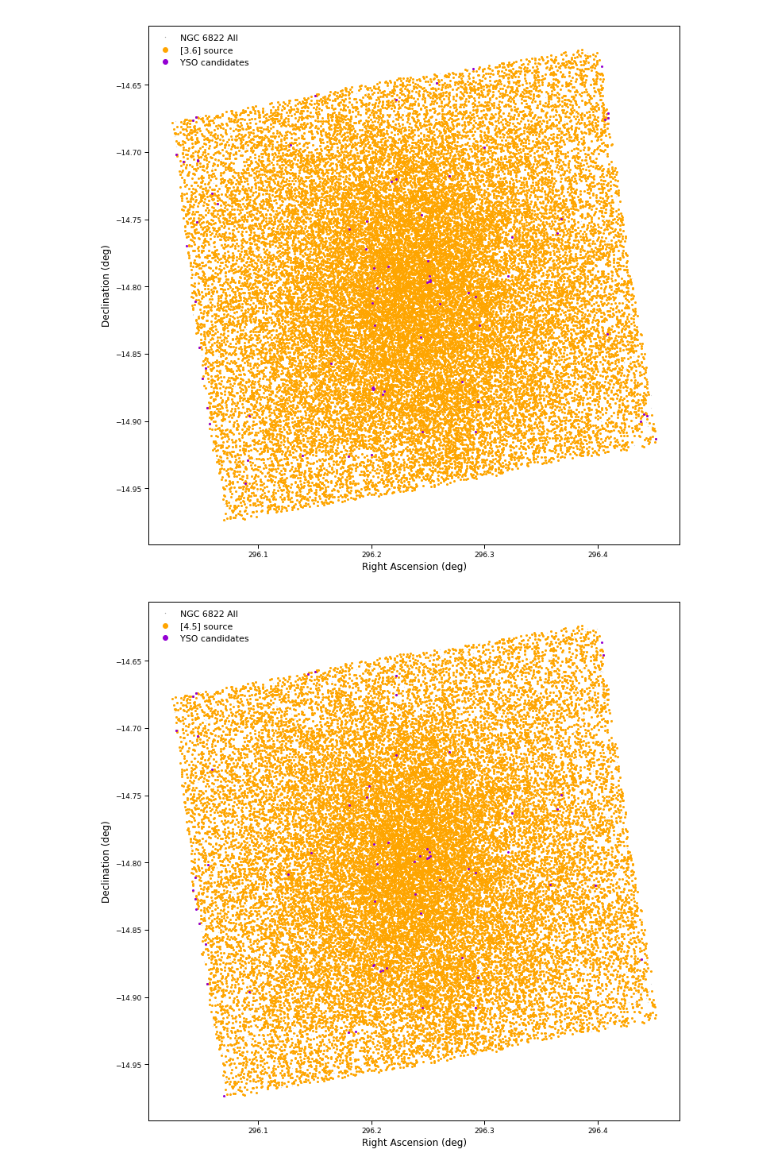
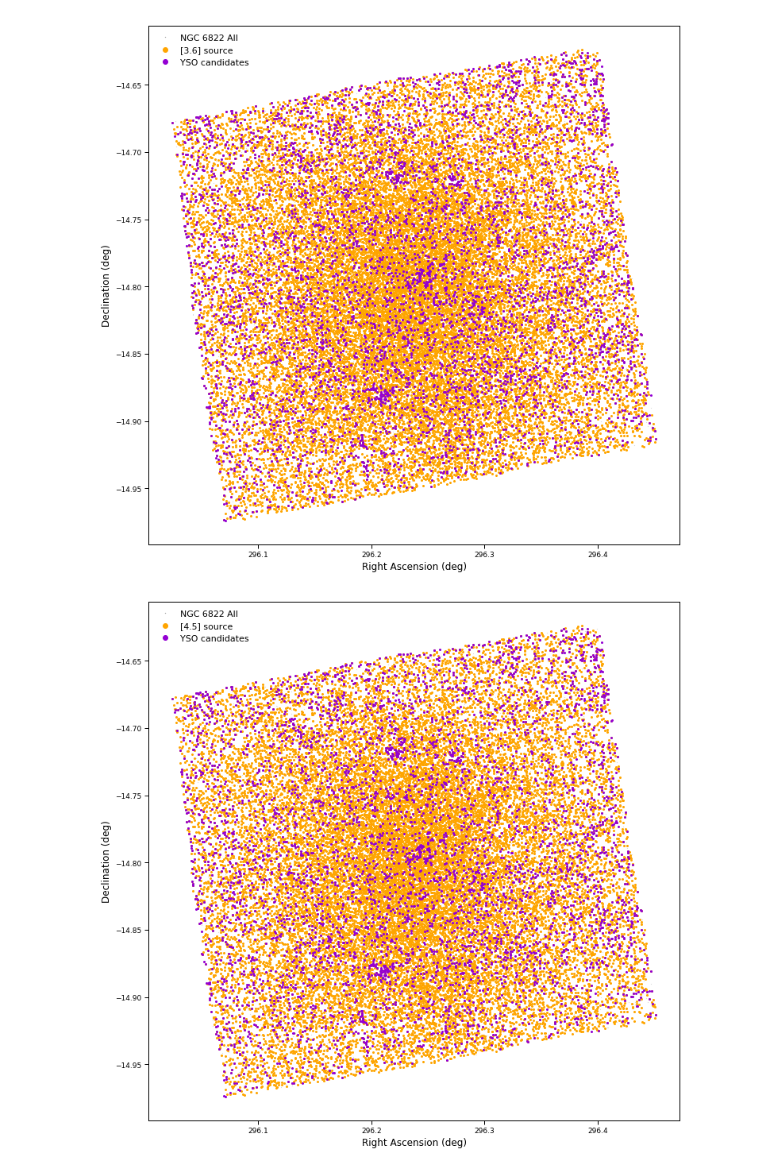
Before and after one commit to MichaelSharp7/YSOs, a Jupyter notebook: NGC6822_eg_trial.ipynb, the cells around one changed output. Drawn from its saved outputs; the diff is of its cells as text; code cells hidden in the pictures.

```diff
--- a/NGC6822_eg_trial.ipynb
+++ b/NGC6822_eg_trial.ipynb
@@ -412,7 +558,7 @@ plt.plot(data['RA'], data['Dec'], '.', color='grey', ms=0.2, label="NGC 6822 All
 plt.plot(data['RA'][CMD36_idx], data['Dec'][CMD36_idx], '.', color='orange', ms=4, label="[3.6] source")
 
 #Over plot sources which make the colour cut criteria
-plt.plot(data['RA'][idx_ysoish_3658], data['Dec'][idx_ysoish_3658], '.', color='darkviolet', ms=4, label="YSO candidates")
+plt.plot(data['RA'][c2_idx], data['Dec'][c2_idx], '.', color='darkviolet', ms=4, label="YSO candidates")
 
 plt.xlabel('Right Ascension (deg)', size=12)
 plt.ylabel('Declination (deg)', size=12)
@@ -451,7 +597,7 @@ plt.plot(data['RA'], data['Dec'], '.', color='grey', ms=0.2, label="NGC 6822 All
 plt.plot(data['RA'][CMD45_idx], data['Dec'][CMD45_idx], '.', color='orange', ms=4, label="[4.5] source")
 
 #Over plot sources which make the colour cut criteria
-plt.plot(data['RA'][idx_ysoish_4558], data['Dec'][idx_ysoish_4558], '.', color='darkviolet', ms=4, label="YSO candidates")
+plt.plot(data['RA'][c3_idx], data['Dec'][c3_idx], '.', color='darkviolet', ms=4, label="YSO candidates")
 
 plt.xlabel('Right Ascension (deg)', size=12)
 plt.ylabel('Declination (deg)', size=12)
@@ -491,7 +637,7 @@ plt.plot(data['RA'], data['Dec'], '.', color='grey', ms=0.2, label="NGC 6822 All
 plt.plot(data['RA'][CMD80_idx], data['Dec'][CMD80_idx], '.', color='orange', ms=4, label="[8.0] source")
 
 #Over plot sources which make the colour cut criteria
-plt.plot(data['RA'][idx_ysoish_4558], data['Dec'][idx_ysoish_4558], '.', color='darkviolet', ms=4, label="YSO candidates")
+plt.plot(data['RA'][c4_idx], data['Dec'][c4_idx], '.', color='darkviolet', ms=4, label="YSO candidates")
 
 plt.xlabel('Right Ascension (deg)', size=12)
 plt.ylabel('Declination (deg)', size=12)
@@ -531,7 +677,7 @@ plt.plot(data['RA'], data['Dec'], '.', color='grey', ms=0.2, label="NGC 6822 All
 plt.plot(data['RA'][CMD45_idx], data['Dec'][CMD45_idx], '.', color='orange', ms=4, label="[4.5] source")
 
 #Over plot sources which make the colour cut criteria
-plt.plot(data['RA'][idx_ysoish_4524], data['Dec'][idx_ysoish_4524], '.', color='darkviolet', ms=4, label="YSO candidates")
+plt.plot(data['RA'][c5_idx], data['Dec'][c5_idx], '.', color='darkviolet', ms=4, label="YSO candidates")
 
 plt.xlabel('Right Ascension (deg)', size=12)
 plt.ylabel('Declination (deg)', size=12)
@@ -571,7 +717,7 @@ plt.plot(data['RA'], data['Dec'], '.', color='grey', ms=0.2, label="NGC 6822 All
 plt.plot(data['RA'][CMD80_idx], data['Dec'][CMD80_idx], '.', color='orange', ms=4, label="[8.0] source")
 
 #Over plot sources which make the colour cut criteria
-plt.plot(data['RA'][idx_ysoish_8024], data['Dec'][idx_ysoish_8024], '.', color='darkviolet', ms=4, label="YSO candidates")
+plt.plot(data['RA'][c6_idx], data['Dec'][c6_idx], '.', color='darkviolet', ms=4, label="YSO candidates")
 
 plt.xlabel('Right Ascension (deg)', size=12)
 plt.ylabel('Declination (deg)', size=12)
@@ -593,33 +739,33 @@ plt.close()
 # plt.rc("text",  usetex=True)         # Allows latex commands
 plt.rc('font', family='sans-serif')
 plt.rc("xtick", labelsize=9)
 plt.rc("ytick", labelsize=9)
 plt.rc("axes", labelsize=9)
 plt.rc("legend", fontsize=11)
 # plt.rcdefaults()                    # Resets the parameters to their default values
 
 # Setting up figure
 plt.figure(figsize=(12,12))
 ax = plt.gca()                        # Sets up active plot region
 
 # Make the actuall plot
 plt.plot(data['RA'], data['Dec'], '.', color='grey', ms=0.2, label="NGC 6822 All")
 
 # Over plot sources with [3.6] data
 plt.plot(data['RA'][CMD36_idx], data['Dec'][CMD36_idx], '.', color='orange', ms=4, label="[3.6] source")
 
 #Over plot sources which make the colour cut criteria
-plt.plot(data['RA'][idx_ysoish_3645], data['Dec'][idx_ysoish_3645], '.', color='darkviolet', ms=4, label="YSO candidates")
+plt.plot(data['RA'][c7_idx], data['Dec'][c7_idx], '.', color='darkviolet', ms=4, label="YSO candidates")
 
 plt.xlabel('Right Ascension (deg)', size=12)
 plt.ylabel('Declination (deg)', size=12)
 
 # Add a legend
 plt.legend(loc="upper left",frameon=False, scatterpoints=1, numpoints=1, markerscale=3.)
 
 #plt.savefig("bla.pdf", bbox_inches='tight')    # Saves the figure is uncommented
 plt.show()
 plt.close()
 # %% [output]
-[figure, old version]
+[figure, new version]
-[figure, old version]
+[figure, new version]
```
Also changed, not shown: parts of 14 cells of this notebook.
